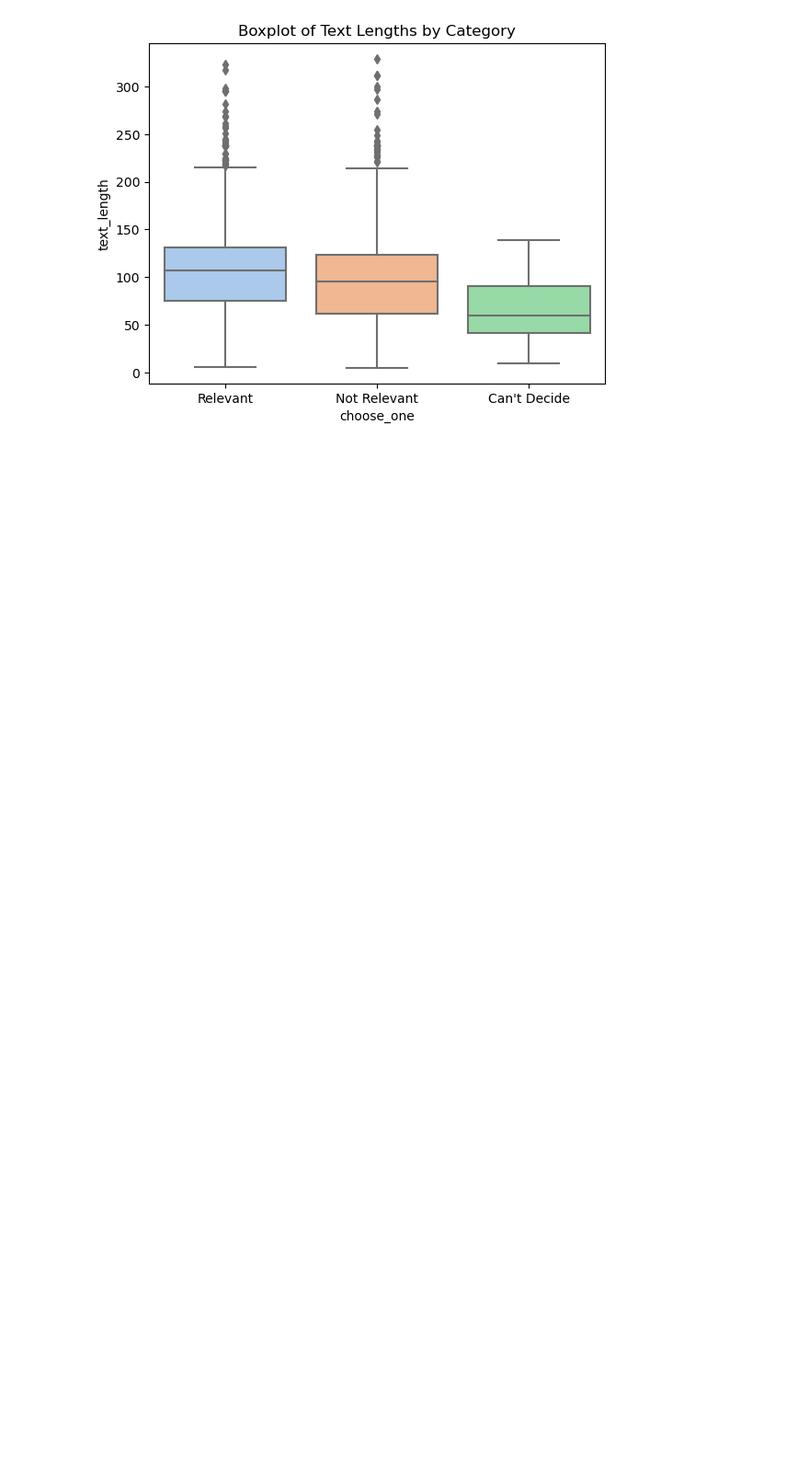
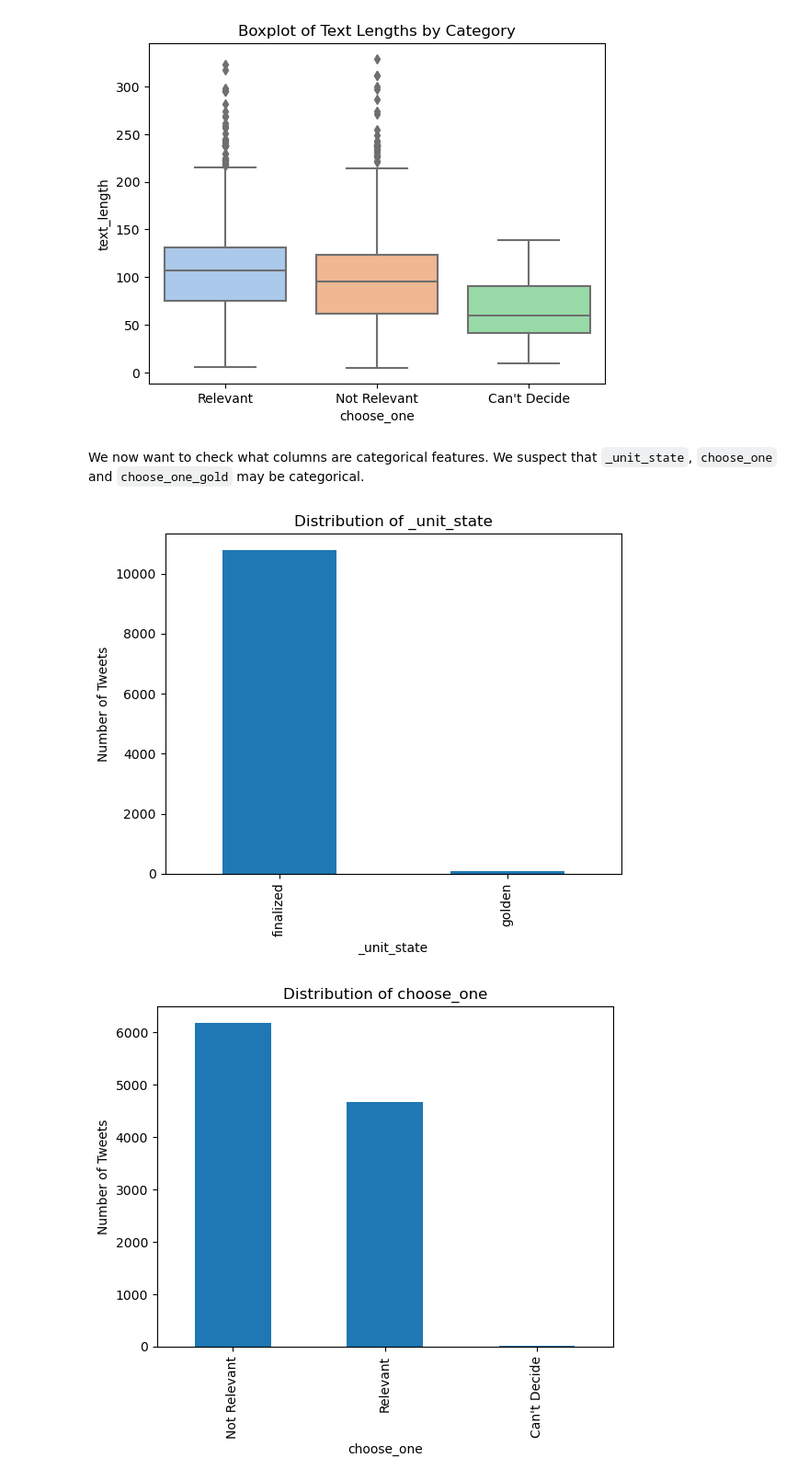
Before and after one commit to magnusrodseth/disaster-tweets, a Jupyter notebook: assignment-1.ipynb, the cells around one changed output. Shown at 92% size. Drawn from its saved outputs; the diff is of its cells as text; code cells hidden in the pictures; blank space fills up the shorter version.

```diff
--- a/assignment-1.ipynb
+++ b/assignment-1.ipynb
@@ -297,3 +297,20 @@ plt.show()
 # This shows us that if a tweet is marked as relevant, it is more likely to be longer than a tweet that is not relevant.
 # %% [output]
 [figure]
+# %% [markdown]
+We now want to check what columns are categorical features. We suspect that `_unit_state`, `choose_one` and `choose_one_gold` may be categorical.
+# %%
+# Visualize each column named above using a bar chart
+def plot_bar_chart(df, column):
+    df[column].value_counts().plot(kind='bar')
+    plt.title(f'Distribution of {column}')
+    plt.xlabel(column)
+    plt.ylabel('Number of Tweets')
+    plt.show()
+
+plot_bar_chart(df, '_unit_state')
+plot_bar_chart(df, 'choose_one')
+plot_bar_chart(df, 'choose_one_gold')
+# %% [output]
+[figure, added]
+[figure, added]
```
Also changed, not shown: parts of 6 cells of this notebook.
